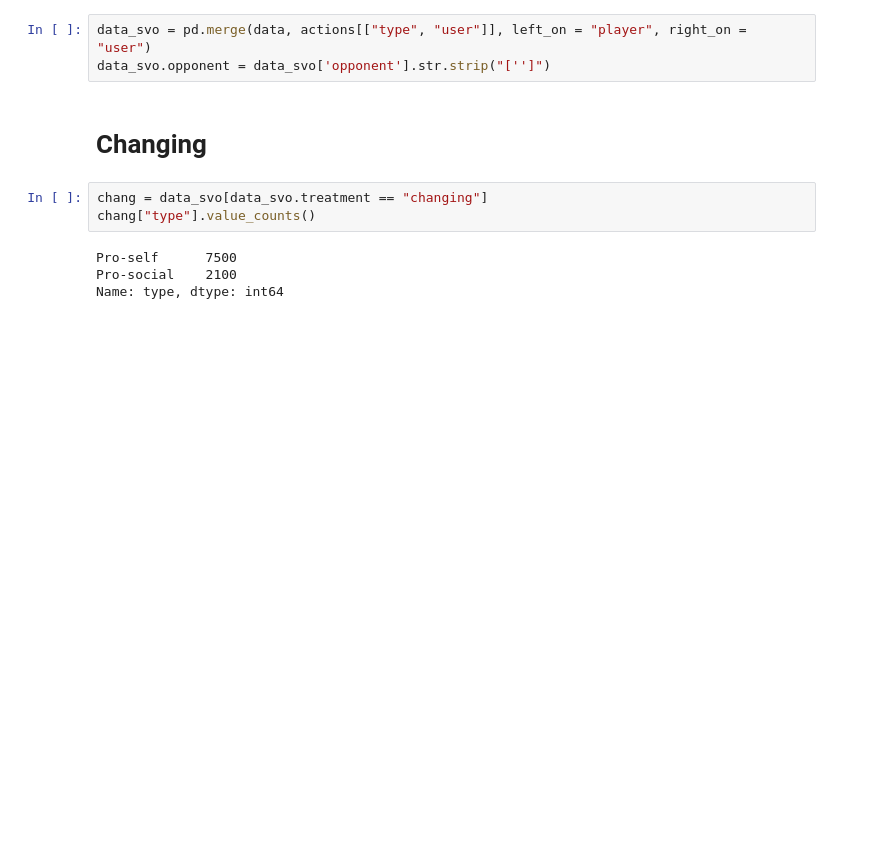
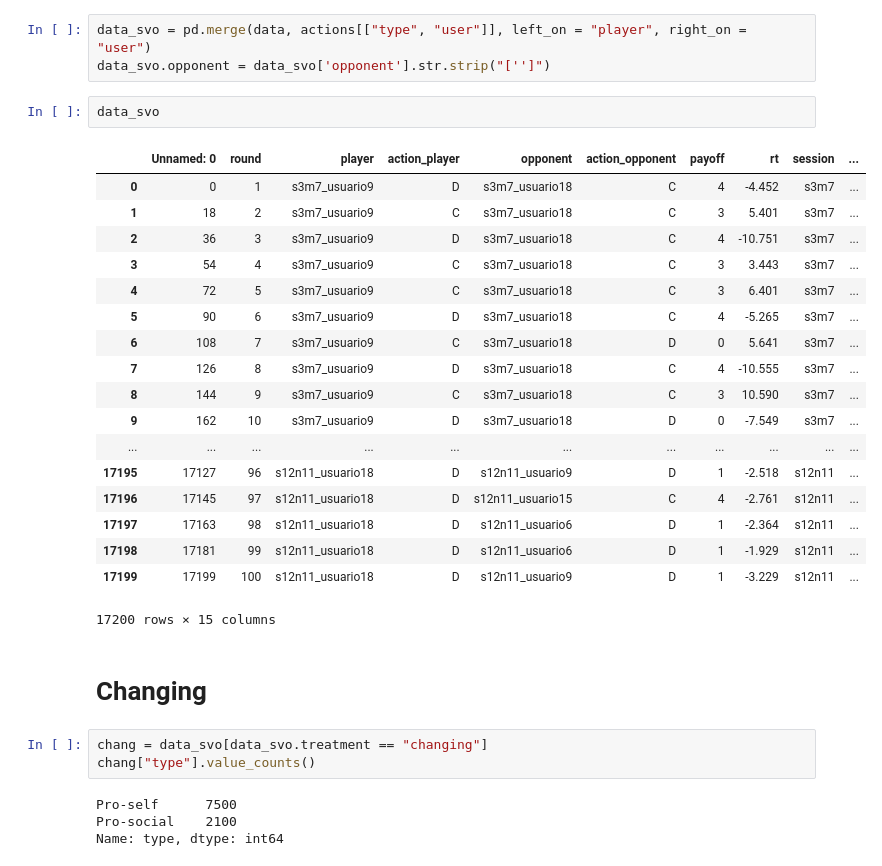
Before and after one commit to eladiomontero/DecisionTimes, a Jupyter notebook: SVO Context Analysis/changingSVO.ipynb, the cells around one changed output. Drawn from its saved outputs; the diff is of its cells as text; blank space fills up the shorter version.

```diff
--- a/SVO Context Analysis/changingSVO.ipynb
+++ b/SVO Context Analysis/changingSVO.ipynb
@@ -92,6 +122,27 @@ To retain the current behavior and silence the warning, pass 'sort=True'.
 # %%
 data_svo = pd.merge(data, actions[["type", "user"]], left_on = "player", right_on = "user")
 data_svo.opponent = data_svo['opponent'].str.strip("['']")
+# %%
+data_svo
+# %% [output]
+|  | Unnamed: 0 | round | player | action_player | opponent | action_opponent | payoff | rt | session | ... |
+| 0 | 0 | 1 | s3m7_usuario9 | D | s3m7_usuario18 | C | 4 | -4.452 | s3m7 | ... |
+| 1 | 18 | 2 | s3m7_usuario9 | C | s3m7_usuario18 | C | 3 | 5.401 | s3m7 | ... |
+| 2 | 36 | 3 | s3m7_usuario9 | D | s3m7_usuario18 | C | 4 | -10.751 | s3m7 | ... |
+| 3 | 54 | 4 | s3m7_usuario9 | C | s3m7_usuario18 | C | 3 | 3.443 | s3m7 | ... |
+| 4 | 72 | 5 | s3m7_usuario9 | C | s3m7_usuario18 | C | 3 | 6.401 | s3m7 | ... |
+| 5 | 90 | 6 | s3m7_usuario9 | D | s3m7_usuario18 | C | 4 | -5.265 | s3m7 | ... |
+| 6 | 108 | 7 | s3m7_usuario9 | C | s3m7_usuario18 | D | 0 | 5.641 | s3m7 | ... |
+| 7 | 126 | 8 | s3m7_usuario9 | D | s3m7_usuario18 | C | 4 | -10.555 | s3m7 | ... |
+| 8 | 144 | 9 | s3m7_usuario9 | C | s3m7_usuario18 | C | 3 | 10.590 | s3m7 | ... |
+| 9 | 162 | 10 | s3m7_usuario9 | D | s3m7_usuario18 | D | 0 | -7.549 | s3m7 | ... |
+| ... | ... | ... | ... | ... | ... | ... | ... | ... | ... | ... |
+| 17195 | 17127 | 96 | s12n11_usuario18 | D | s12n11_usuario9 | D | 1 | -2.518 | s12n11 | ... |
+| 17196 | 17145 | 97 | s12n11_usuario18 | D | s12n11_usuario15 | C | 4 | -2.761 | s12n11 | ... |
+| 17197 | 17163 | 98 | s12n11_usuario18 | D | s12n11_usuario6 | D | 1 | -2.364 | s12n11 | ... |
+| 17198 | 17181 | 99 | s12n11_usuario18 | D | s12n11_usuario6 | D | 1 | -1.929 | s12n11 | ... |
+| 17199 | 17199 | 100 | s12n11_usuario18 | D | s12n11_usuario9 | D | 1 | -3.229 | s12n11 | ... |
+17200 rows × 15 columns
 # %% [markdown]
 # Changing
 # %%
```
Also changed, not shown: parts of 45 cells of this notebook, 5 other files.
